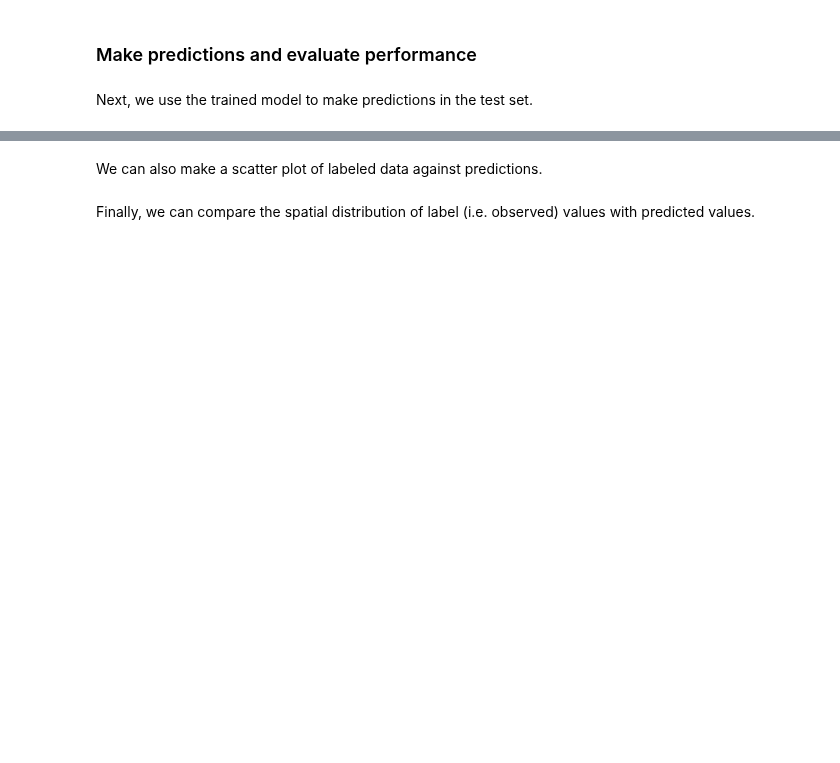
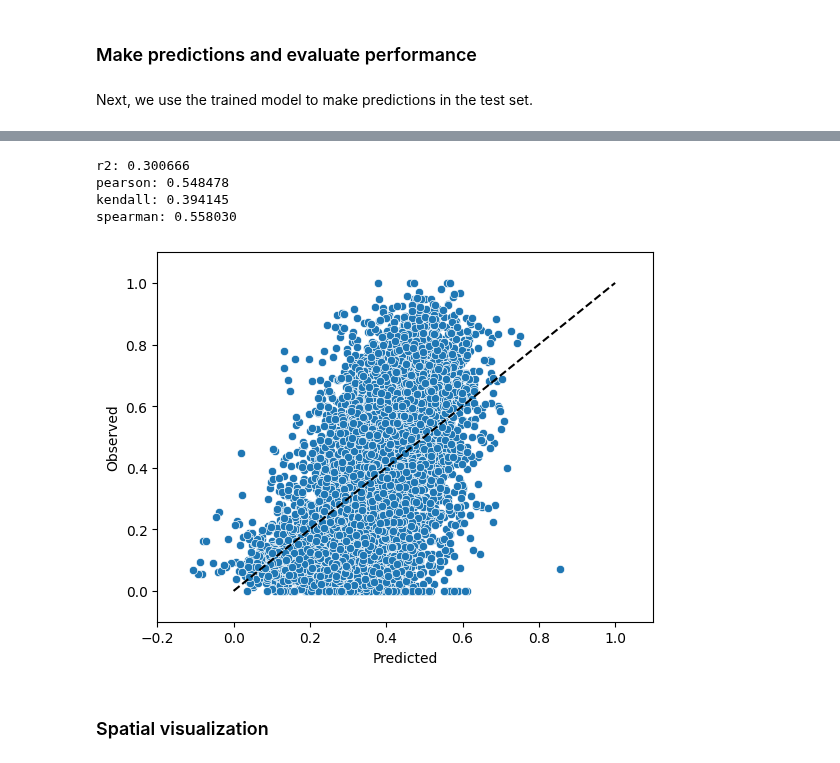
Before and after one commit to IDinsight/mosaiks, a Jupyter notebook: notebooks/POC.ipynb, the cells around one changed output, grey strips where cells are left out. Saved outputs shown, nothing was run; the diff lists cells and outputs as text; code cells hidden in the pictures; blank space fills up the shorter version.

```diff
--- a/notebooks/POC.ipynb
+++ b/notebooks/POC.ipynb
@@ -155,5 +154,5 @@ shrug_secc_pov_r
 ## Match target to features
 # %%
 # add MOSAIKS features to the SECC data
-df = pd.merge(shrug_secc_pov_r, mosaiks_features_df, on="shrid")
-df
+df = pd.merge(shrug_y, mosaiks_features_df, on="shrid")
+df.head()
@@ -167,2 +169,17 @@ X.insert(0, "Lon", df["Lon"])
+# %%
+geo_cols = [
+    "shrid",
+    "Lat",
+    "Lon",
+    "geometry",
+    "pc11_state_id",
+    "pc11_district_id",
+    "pc11_subdistrict_id",
+    "pc11_village_id",
+    "tv_name",
+    "saved_shrid_geoms",
+]
+# %%
+X = df.drop(geo_cols + [y_name], axis=1)
 # %%
-y = df["secc_pov_rate_rural"]
+y = df[y_name]
@@ -214,2 +216,0 @@ print('r2: %f' % r2_score(y_test,y_pred))
-# %% [markdown]
-We can also make a scatter plot of labeled data against predictions.
@@ -222,2 +216,0 @@ ax.set_xlim(0, 1.05)
-# %% [markdown]
-Finally, we can compare the spatial distribution of label (i.e. observed) values with predicted values.
@@ -229,0 +217,10 @@ map_plot.head()
+# %%
+show_results(y_test, y_pred)
+# %% [output]
+r2: 0.300666
+pearson: 0.548478
+kendall: 0.394145
+spearman: 0.558030
+[figure, added]
+# %% [markdown]
+### Spatial visualization
```
Also changed, not shown: parts of 62 cells of this notebook, 1 other file.
